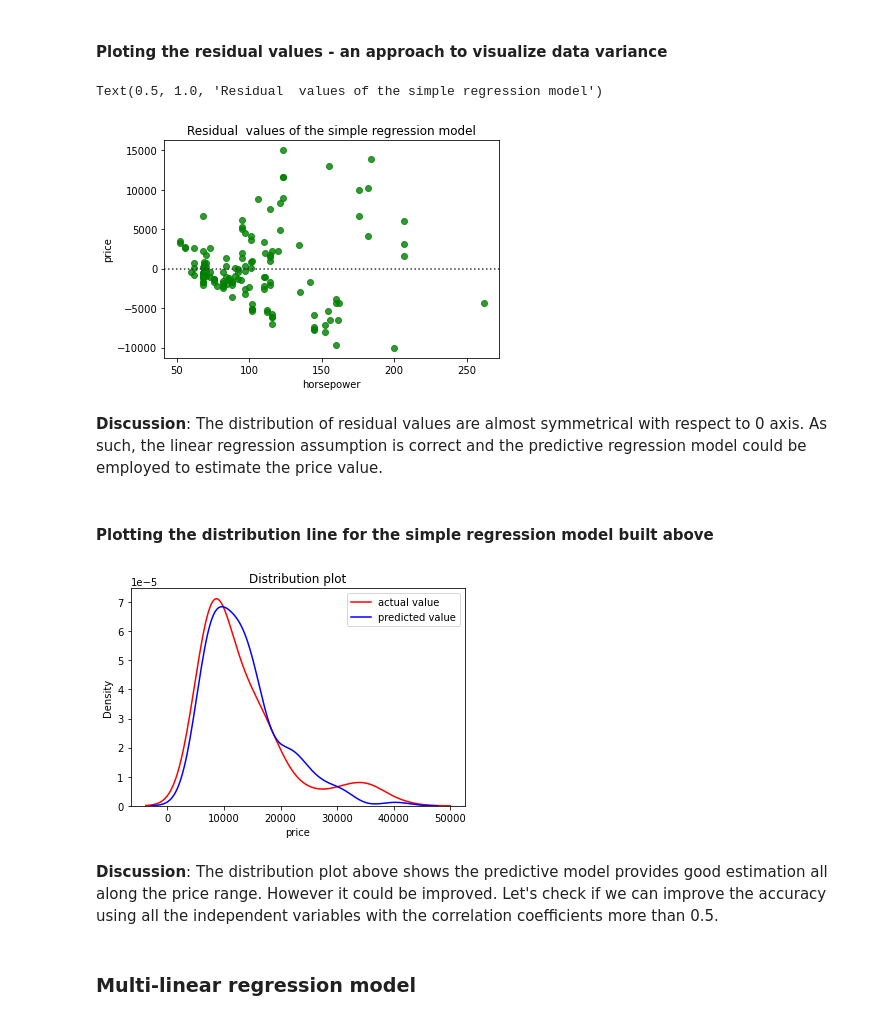
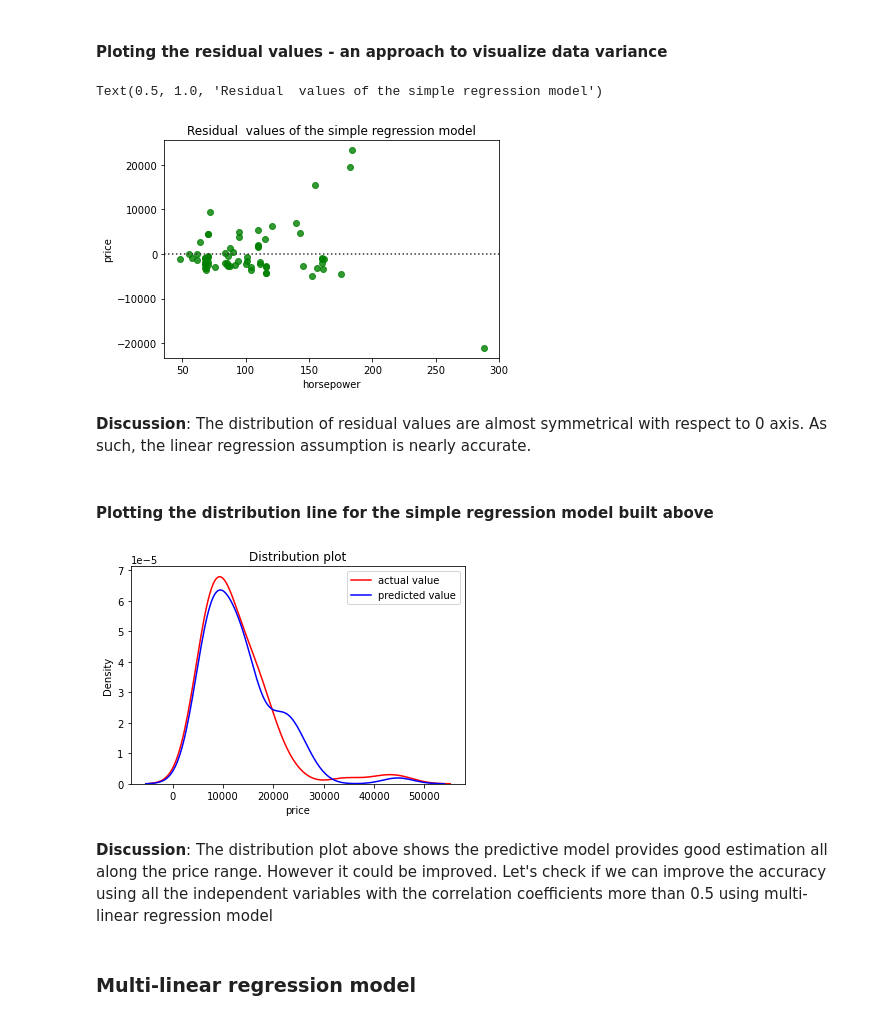
Before and after one commit to Farhad-Davaripour/Step_by_Step_Data_Analysis_Auto_Dataset, a Jupyter notebook: Code_Python.ipynb, the cells around one changed output. Saved outputs shown, nothing was run; the diff lists cells and outputs as text; code cells hidden in the pictures.

```diff
--- a/Code_Python.ipynb
+++ b/Code_Python.ipynb
@@ -437,3 +434,8 @@ df_cor[df_cor['price']>0.5].sort_values(by='price').tail(5)
+# %%
+x_data_total = df[cor_list] # all the independent variables
+y_data_total = df['price'] # the target variable
+# %%
+x_train, x_test, y_train, y_test = train_test_split(x_data_total, y_data_total, test_size=0.33, random_state=0)
 # %% [markdown]
 ### Simple linear regression
 # %% [markdown]
@@ -463,13 +466,13 @@ Text(0.5, 1.0, 'Simple linear regression model')
 #### Ploting the residual values - an approach to visualize data variance
 # %%
 %%capture --no-display
-sns.residplot(x_train[[independent_var]],y_train,color='green')
+sns.residplot(x_test[['horsepower']],y_test,color='green')
 plt.title('Residual  values of the simple regression model')
 # %% [output]
 Text(0.5, 1.0, 'Residual  values of the simple regression model')
-[figure, old version]
+[figure, new version]
 # %% [markdown]
-**Discussion**: The distribution of residual values are almost symmetrical with respect to 0 axis. As such, the linear regression assumption is correct and the predictive regression model could be employed to estimate the price value.
+**Discussion**: The distribution of residual values are almost symmetrical with respect to 0 axis. As such, the linear regression assumption is nearly accurate.
 # %% [markdown]
 #### Plotting the distribution line for the simple regression model built above
 # %%
@@ -479,12 +482,12 @@ def plot_dist(y_predicted,y_actual):
     sns.distplot(y_predicted, hist=False,color='blue',label="predicted value",ax=ax1)
     plt.title('Distribution plot')
     plt.legend()
-yhat_lr=lm_lr.predict(x_train[[independent_var]])
-plot_dist(yhat_lr,y_train)
+yhat_lr=lm_lr.predict(x_test[['horsepower']])
+plot_dist(yhat_lr,y_test)
 # %% [output]
-[figure, old version]
+[figure, new version]
 # %% [markdown]
-**Discussion**: The distribution plot above shows the predictive model provides good estimation all along the price range. However it could be improved. Let's check if we can improve the accuracy using all the independent variables with the correlation coefficients more than 0.5.
+**Discussion**: The distribution plot above shows the predictive model provides good estimation all along the price range. However it could be improved. Let's check if we can improve the accuracy using all the independent variables with the correlation coefficients more than 0.5 using multi-linear regression model
 # %% [markdown]
 ### Multi-linear regression model
 # %% [markdown]
```
Also changed, not shown: parts of 35 cells of this notebook.
